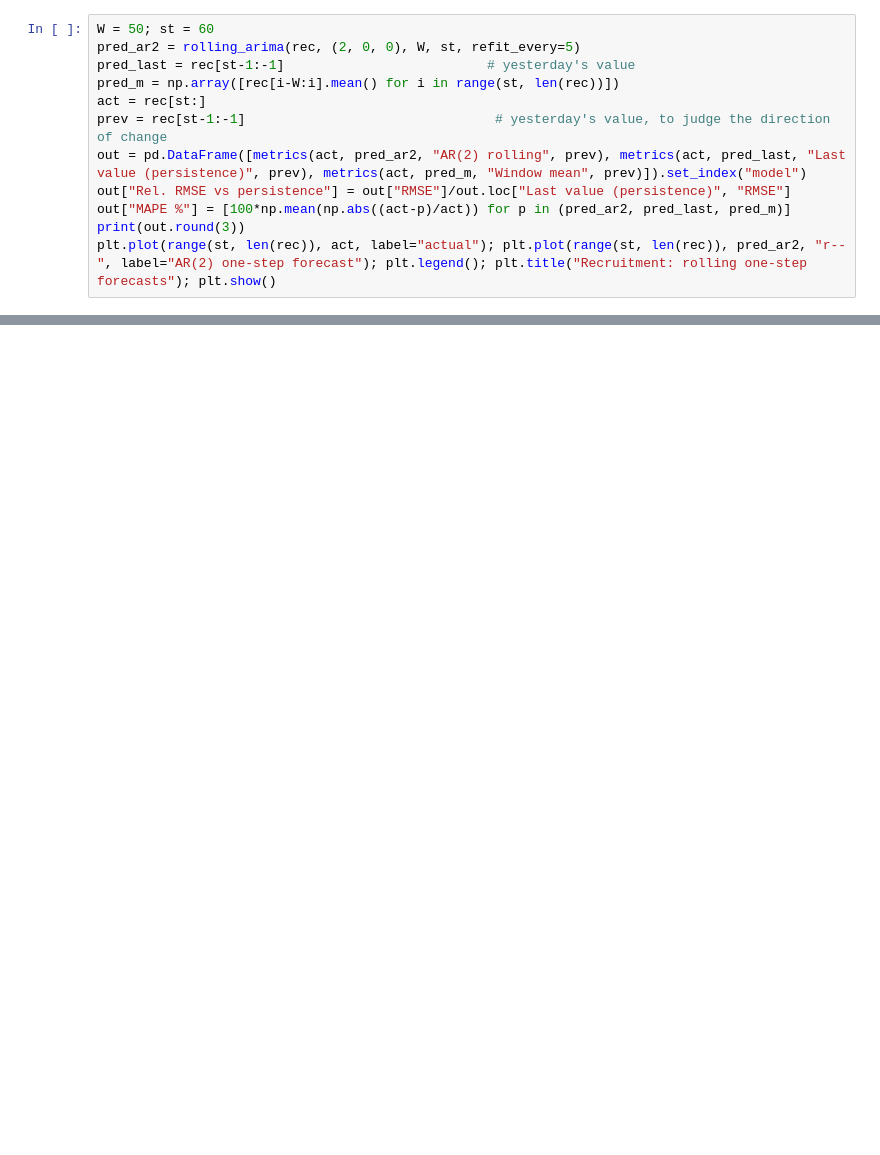
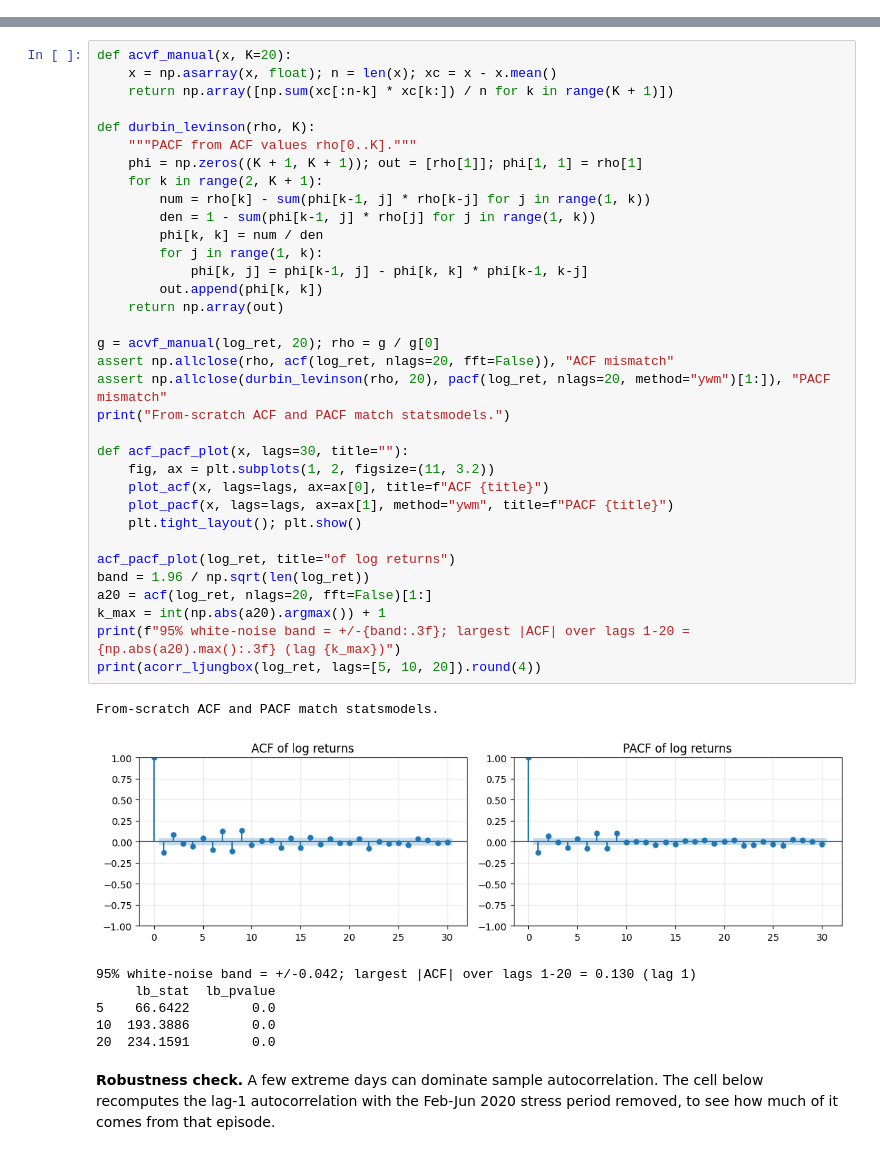
Before and after one commit to Arnab-Chakraborti/Time-Series-Econometrics, a Jupyter notebook: financial-time-series.ipynb, the cells around one changed output, grey strips where cells are left out. Cells and saved outputs as stored; diff of their text form; blank space fills up the shorter version.

```diff
--- a/financial-time-series.ipynb
+++ b/financial-time-series.ipynb
@@ -422,12 +0,0 @@ Ljung-Box on squared residuals: 0.0 (small -> volatility clustering remains)
-# %%
-W = 50; st = 60
-pred_ar2 = rolling_arima(rec, (2, 0, 0), W, st, refit_every=5)
-pred_last = rec[st-1:-1]                          # yesterday's value
-pred_m = np.array([rec[i-W:i].mean() for i in range(st, len(rec))])
-act = rec[st:]
-prev = rec[st-1:-1]                                # yesterday's value, to judge the direction of change
-out = pd.DataFrame([metrics(act, pred_ar2, "AR(2) rolling", prev), metrics(act, pred_last, "Last value (persistence)", prev), metrics(act, pred_m, "Window mean", prev)]).set_index("model")
-out["Rel. RMSE vs persistence"] = out["RMSE"]/out.loc["Last value (persistence)", "RMSE"]
-out["MAPE %"] = [100*np.mean(np.abs((act-p)/act)) for p in (pred_ar2, pred_last, pred_m)]
-print(out.round(3))
-plt.plot(range(st, len(rec)), act, label="actual"); plt.plot(range(st, len(rec)), pred_ar2, "r--", label="AR(2) one-step forecast"); plt.legend(); plt.title("Recruitment: rolling one-step forecasts"); plt.show()
@@ -465,0 +188,44 @@ Window mean               98.334
+# %%
+def acvf_manual(x, K=20):
+    x = np.asarray(x, float); n = len(x); xc = x - x.mean()
+    return np.array([np.sum(xc[:n-k] * xc[k:]) / n for k in range(K + 1)])
+
+def durbin_levinson(rho, K):
+    """PACF from ACF values rho[0..K]."""
+    phi = np.zeros((K + 1, K + 1)); out = [rho[1]]; phi[1, 1] = rho[1]
+    for k in range(2, K + 1):
+        num = rho[k] - sum(phi[k-1, j] * rho[k-j] for j in range(1, k))
+        den = 1 - sum(phi[k-1, j] * rho[j] for j in range(1, k))
+        phi[k, k] = num / den
+        for j in range(1, k):
+            phi[k, j] = phi[k-1, j] - phi[k, k] * phi[k-1, k-j]
+        out.append(phi[k, k])
+    return np.array(out)
+
+g = acvf_manual(log_ret, 20); rho = g / g[0]
+assert np.allclose(rho, acf(log_ret, nlags=20, fft=False)), "ACF mismatch"
+assert np.allclose(durbin_levinson(rho, 20), pacf(log_ret, nlags=20, method="ywm")[1:]), "PACF mismatch"
+print("From-scratch ACF and PACF match statsmodels.")
+
+def acf_pacf_plot(x, lags=30, title=""):
+    fig, ax = plt.subplots(1, 2, figsize=(11, 3.2))
+    plot_acf(x, lags=lags, ax=ax[0], title=f"ACF {title}")
+    plot_pacf(x, lags=lags, ax=ax[1], method="ywm", title=f"PACF {title}")
+    plt.tight_layout(); plt.show()
+
+acf_pacf_plot(log_ret, title="of log returns")
+band = 1.96 / np.sqrt(len(log_ret))
+a20 = acf(log_ret, nlags=20, fft=False)[1:]
+k_max = int(np.abs(a20).argmax()) + 1
+print(f"95% white-noise band = +/-{band:.3f}; largest |ACF| over lags 1-20 = {np.abs(a20).max():.3f} (lag {k_max})")
+print(acorr_ljungbox(log_ret, lags=[5, 10, 20]).round(4))
+# %% [output]
+From-scratch ACF and PACF match statsmodels.
+[figure, added]
+95% white-noise band = +/-0.042; largest |ACF| over lags 1-20 = 0.130 (lag 1)
+     lb_stat  lb_pvalue
+5    66.6422        0.0
+10  193.3886        0.0
+20  234.1591        0.0
+# %% [markdown]
+**Robustness check.** A few extreme days can dominate sample autocorrelation. The cell below recomputes the lag-1 autocorrelation with the Feb-Jun 2020 stress period removed, to see how much of it comes from that episode.
```
Also changed, not shown: parts of 75 cells of this notebook.
